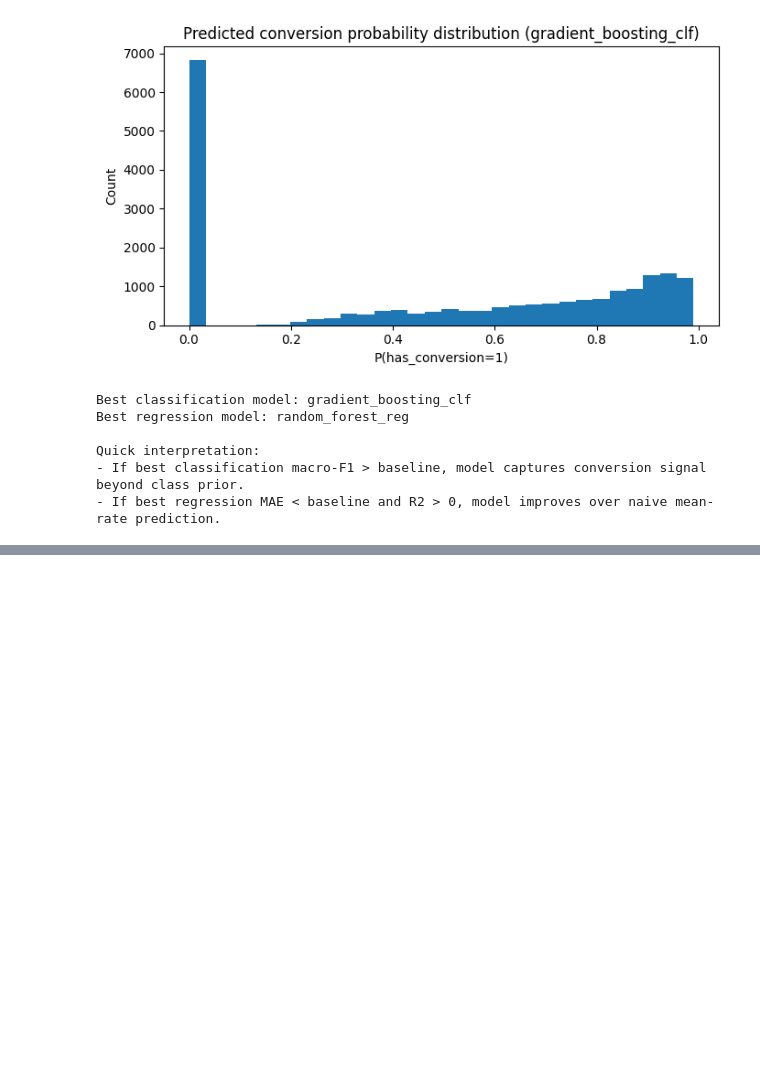
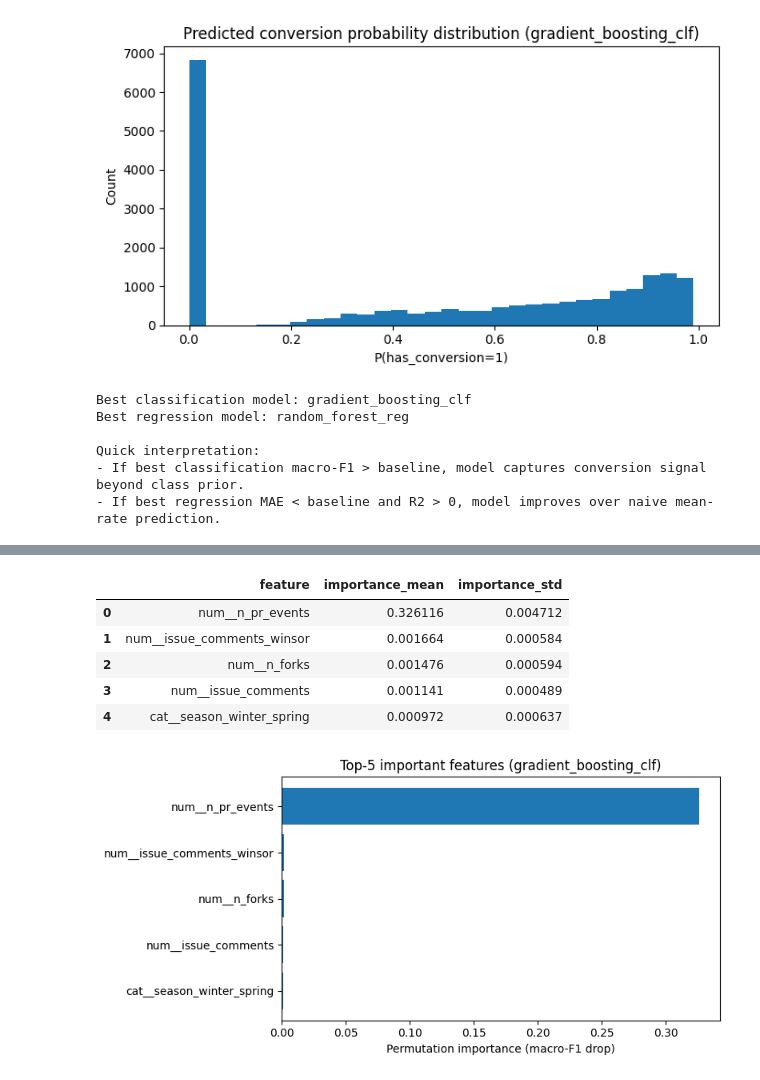
Before and after one commit to Data-Mining-IU/GitHub-Fork-to-PR-Conversion, a Jupyter notebook: src/Modeling.ipynb, the cells around one changed output, grey strips where cells are left out. Saved outputs shown, nothing was run; the diff lists cells and outputs as text; code cells hidden in the pictures; blank space fills up the shorter version.

```diff
--- a/src/Modeling.ipynb
+++ b/src/Modeling.ipynb
@@ -332,0 +521,46 @@ Quick interpretation:
+# %%
+if best_cls_name != "baseline_majority":
+    best_cls_model.fit(X_train, y_cls_train)
+
+    prep = best_cls_model.named_steps["prep"]
+    model = best_cls_model.named_steps["model"]
+
+    X_test_trans = prep.transform(X_test)
+    feat_names = prep.get_feature_names_out()
+
+    p_imp = permutation_importance(
+        model,
+        X_test_trans,
+        y_cls_test.values,
+        n_repeats=8,
+        random_state=42,
+        scoring="f1_macro",
+        n_jobs=-1,
+    )
+
+    imp_df = pd.DataFrame({
+        "feature": feat_names,
+        "importance_mean": p_imp.importances_mean,
+        "importance_std": p_imp.importances_std,
+    }).sort_values("importance_mean", ascending=False)
+
+    top5 = imp_df.head(5).reset_index(drop=True)
+    display(top5)
+
+    plt.figure(figsize=(8, 4))
+    plt.barh(top5["feature"][::-1], top5["importance_mean"][::-1])
+    plt.xlabel("Permutation importance (macro-F1 drop)")
+    plt.title(f"Top-5 important features ({best_cls_name})")
+    plt.tight_layout()
+    plt.savefig(ARTIFACT_DIR / "modeling_top5_features.png", dpi=150)
+    plt.show()
+else:
+    print("Feature interpretability skipped: baseline model selected.")
+# %% [output]
+|  | feature | importance_mean | importance_std |
+| 0 | num__n_pr_events | 0.326116 | 0.004712 |
+| 1 | num__issue_comments_winsor | 0.001664 | 0.000584 |
+| 2 | num__n_forks | 0.001476 | 0.000594 |
+| 3 | num__issue_comments | 0.001141 | 0.000489 |
+| 4 | cat__season_winter_spring | 0.000972 | 0.000637 |
+[figure, added]
```
Also changed, not shown: parts of 10 cells of this notebook, 4 other files.
